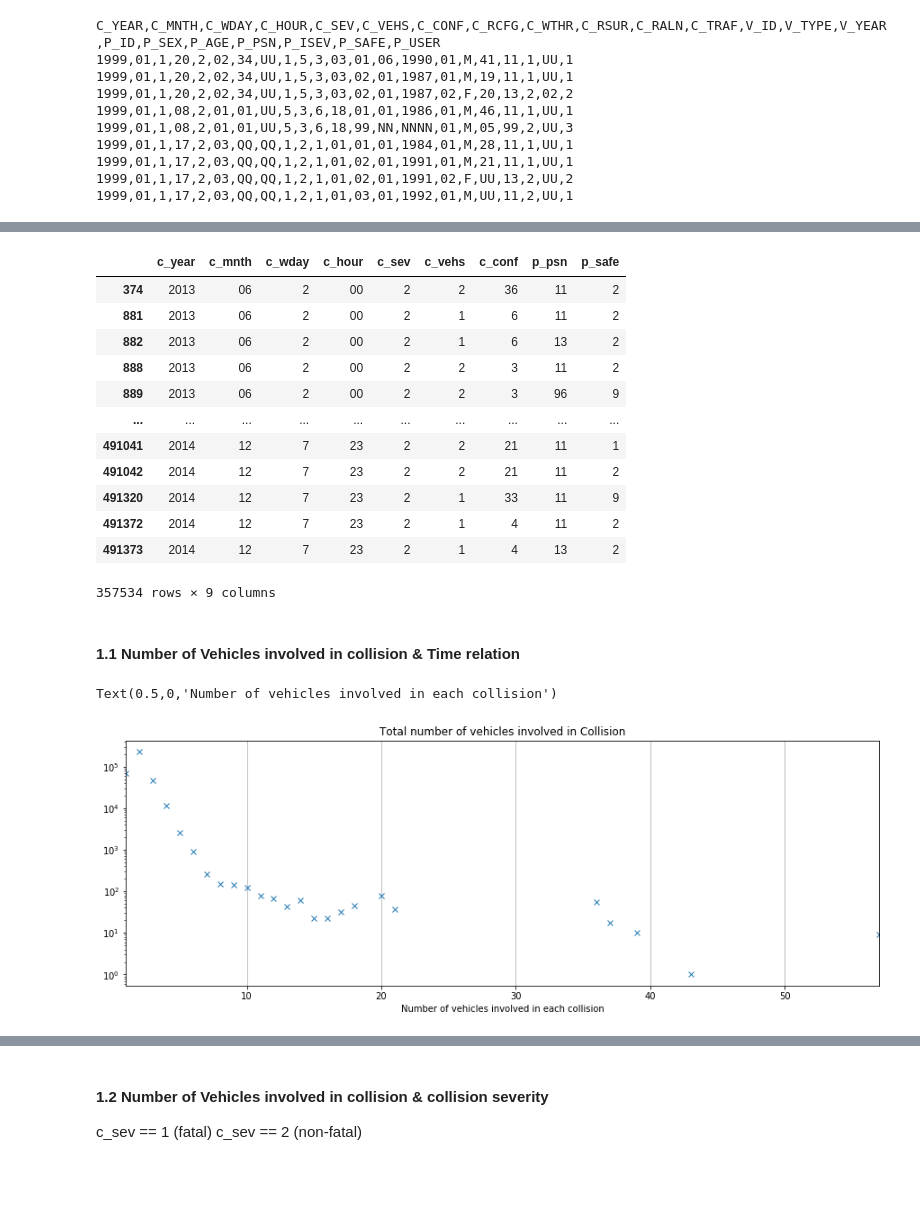
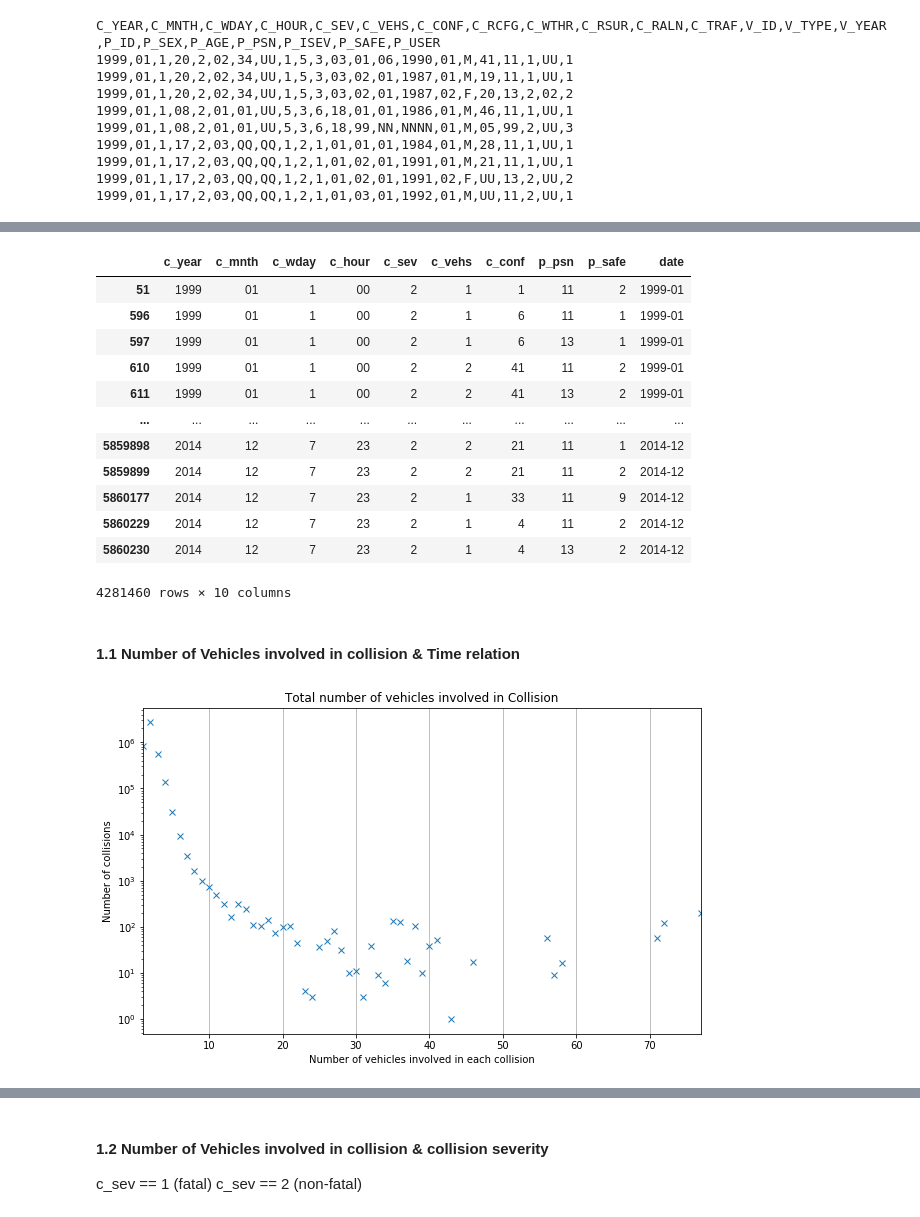
Before and after one commit to rynho/3250-G3, a Jupyter notebook: jupyterNB/Chae.ipynb, the cells around one changed output, grey strips where cells are left out. Cells and saved outputs as stored; diff of their text form; code cells hidden in the pictures; blank space fills up the shorter version.

```diff
--- a/jupyterNB/Chae.ipynb
+++ b/jupyterNB/Chae.ipynb
@@ -44,7 +44,8 @@ C_YEAR,C_MNTH,C_WDAY,C_HOUR,C_SEV,C_VEHS,C_CONF,C_RCFG,C_WTHR,C_RSUR,C_RALN,C_TR
 1999,01,1,17,2,03,QQ,QQ,1,2,1,01,02,01,1991,02,F,UU,13,2,UU,2
 1999,01,1,17,2,03,QQ,QQ,1,2,1,01,03,01,1992,01,M,UU,11,2,UU,1
 # %%
-accident=pd.read_csv('NCDB_1999_to_2014_s.csv', engine='python')
+#Load data in to a dataframe
+accident=pd.read_csv('NCDB_1999_to_2014.csv', engine='python')
 # %%
 #Replace all column heads to lower case
 accident.columns = accident.columns.map(lambda x: x[:].lower())
@@ -81,17 +82,17 @@ df = data.loc[:,['c_year','c_mnth','c_wday','c_hour','c_sev','c_vehs','c_conf','
 df[['c_vehs','c_conf','p_safe']] = df[['c_vehs','c_conf','p_safe']].fillna(-1).astype(int)
 df
 # %% [output]
-|  | c_year | c_mnth | c_wday | c_hour | c_sev | c_vehs | c_conf | p_psn | p_safe |
-| 374 | 2013 | 06 | 2 | 00 | 2 | 2 | 36 | 11 | 2 |
-| 881 | 2013 | 06 | 2 | 00 | 2 | 1 | 6 | 11 | 2 |
-| 882 | 2013 | 06 | 2 | 00 | 2 | 1 | 6 | 13 | 2 |
-| 888 | 2013 | 06 | 2 | 00 | 2 | 2 | 3 | 11 | 2 |
-| 889 | 2013 | 06 | 2 | 00 | 2 | 2 | 3 | 96 | 9 |
-| ... | ... | ... | ... | ... | ... | ... | ... | ... | ... |
-| 491041 | 2014 | 12 | 7 | 23 | 2 | 2 | 21 | 11 | 1 |
-| 491042 | 2014 | 12 | 7 | 23 | 2 | 2 | 21 | 11 | 2 |
-| 491320 | 2014 | 12 | 7 | 23 | 2 | 1 | 33 | 11 | 9 |
-| 491372 | 2014 | 12 | 7 | 23 | 2 | 1 | 4 | 11 | 2 |
-| 491373 | 2014 | 12 | 7 | 23 | 2 | 1 | 4 | 13 | 2 |
+|  | c_year | c_mnth | c_wday | c_hour | c_sev | c_vehs | c_conf | p_psn | p_safe | date |
+| 51 | 1999 | 01 | 1 | 00 | 2 | 1 | 1 | 11 | 2 | 1999-01 |
+| 596 | 1999 | 01 | 1 | 00 | 2 | 1 | 6 | 11 | 1 | 1999-01 |
+| 597 | 1999 | 01 | 1 | 00 | 2 | 1 | 6 | 13 | 1 | 1999-01 |
+| 610 | 1999 | 01 | 1 | 00 | 2 | 2 | 41 | 11 | 2 | 1999-01 |
+| 611 | 1999 | 01 | 1 | 00 | 2 | 2 | 41 | 13 | 2 | 1999-01 |
+| ... | ... | ... | ... | ... | ... | ... | ... | ... | ... | ... |
+| 5859898 | 2014 | 12 | 7 | 23 | 2 | 2 | 21 | 11 | 1 | 2014-12 |
+| 5859899 | 2014 | 12 | 7 | 23 | 2 | 2 | 21 | 11 | 2 | 2014-12 |
+| 5860177 | 2014 | 12 | 7 | 23 | 2 | 1 | 33 | 11 | 9 | 2014-12 |
+| 5860229 | 2014 | 12 | 7 | 23 | 2 | 1 | 4 | 11 | 2 | 2014-12 |
+| 5860230 | 2014 | 12 | 7 | 23 | 2 | 1 | 4 | 13 | 2 | 2014-12 |
-357534 rows × 9 columns
+4281460 rows × 10 columns
 # %%
@@ -106,12 +107,12 @@ df1 = df.loc[:,['date','c_vehs']]
 # %%
 #Total number of vehicles involved in collision
 df2=df1.groupby('c_vehs').size().sort_index()
-df2.plot(style='x',logy=True, figsize=(15,5),title='Total number of vehicles involved in Collision')
+df2.plot(style='x',logy=True, figsize=(10,6),title='Total number of vehicles involved in Collision')
 plt.grid(axis='x');
 plt.xlabel('Number of vehicles involved in each collision')
+plt.ylabel('Number of collisions');
 # %% [output]
-Text(0.5,0,'Number of vehicles involved in each collision')
-[figure, old version]
+[figure, new version]
 # %%
 #Visualize the result
 vehs=df1.groupby(['date','c_vehs']).size().unstack()
```
Also changed, not shown: parts of 34 cells of this notebook.
